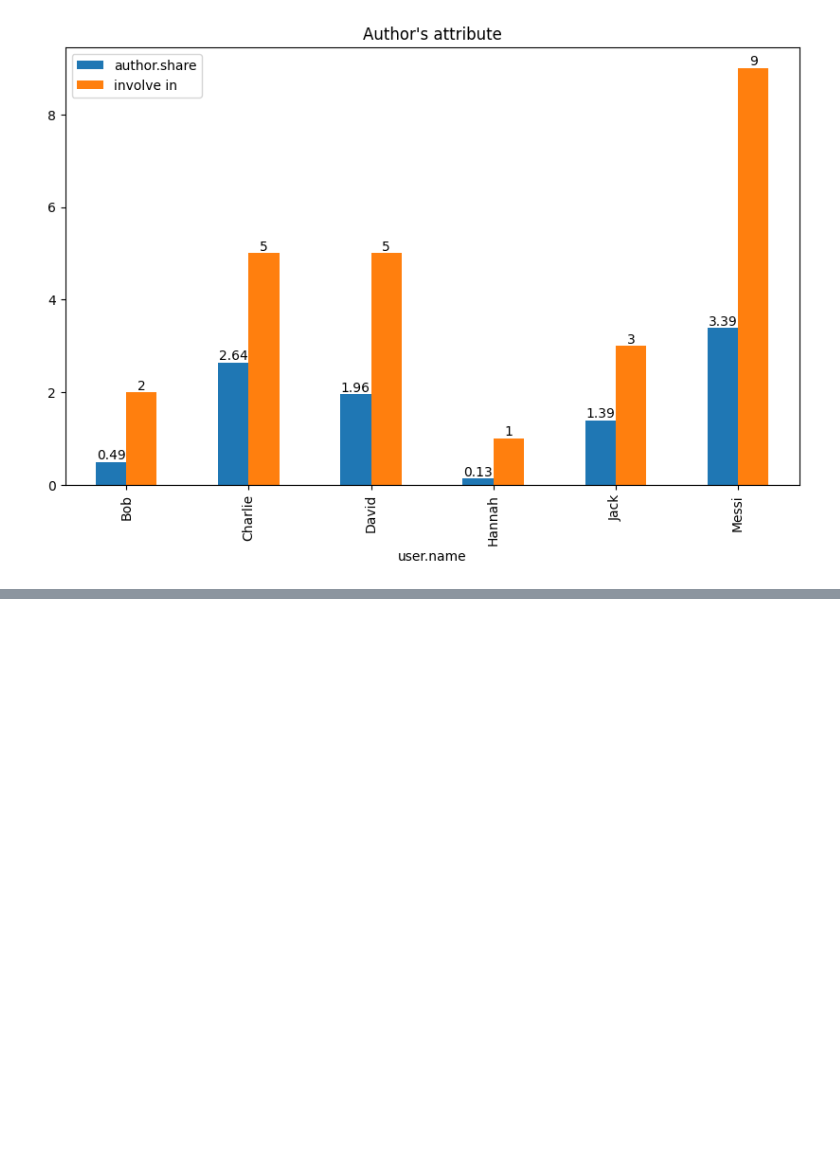
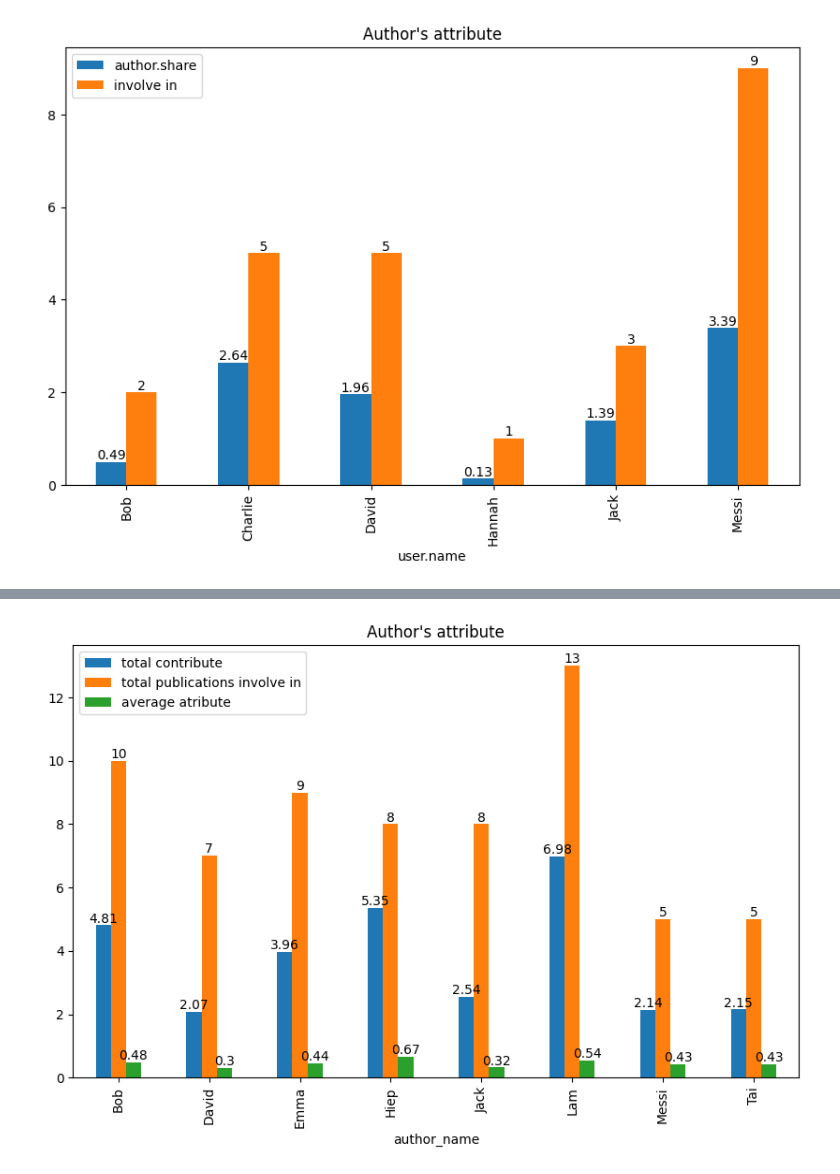
Before and after one commit to Hieulangtu/Pivot-table, a Jupyter notebook: publications.ipynb, the cells around one changed output, grey strips where cells are left out. Drawn from its saved outputs; the diff is of its cells as text; code cells hidden in the pictures; blank space fills up the shorter version.

Commit message:
charts

```diff
--- a/publications.ipynb
+++ b/publications.ipynb
@@ -813,0 +846,6 @@ ValueError: Mime type rendering requires nbformat>=4.2.0 but it is not installed
+# %%
+df2 = pd.read_excel('publicationsV4.xlsx', sheet_name='Sheet1')
+
+# Tạo pivot table
+pivot_table2 = pd.pivot_table(df2, values=['author_share','name' ], index='author_name',  aggfunc={ 'author_share': 'sum','name': 'count'},fill_value=0)
+pivot_table2['author_share_mean'] = df2.groupby('author_name')['author_share'].mean().round(2)
@@ -813,0 +878,15 @@ ValueError: Mime type rendering requires nbformat>=4.2.0 but it is not installed
+# %%
+pivot_table2 = pivot_table2.rename(columns={'author_share':'total contribute','name': 'total publications involve in','author_share_mean':'average atribute'})
+ax = pivot_table2.plot(kind='bar', title="Author's attribute", figsize=(10, 6))
+
+# Thêm nhãn số trên từng cột
+for p in ax.patches:
+    value = round(p.get_height(), 2)
+    ax.annotate(str(value), (p.get_x() + p.get_width() / 2, p.get_height()),
+                ha='center', va='center', fontsize=10, color='black', xytext=(0, 5),
+                textcoords='offset points')
+
+# Hiển thị biểu đồ
+plt.show()
+# %% [output]
+[figure, added]
```
Also changed, not shown: parts of 19 cells of this notebook, 4 other files.
